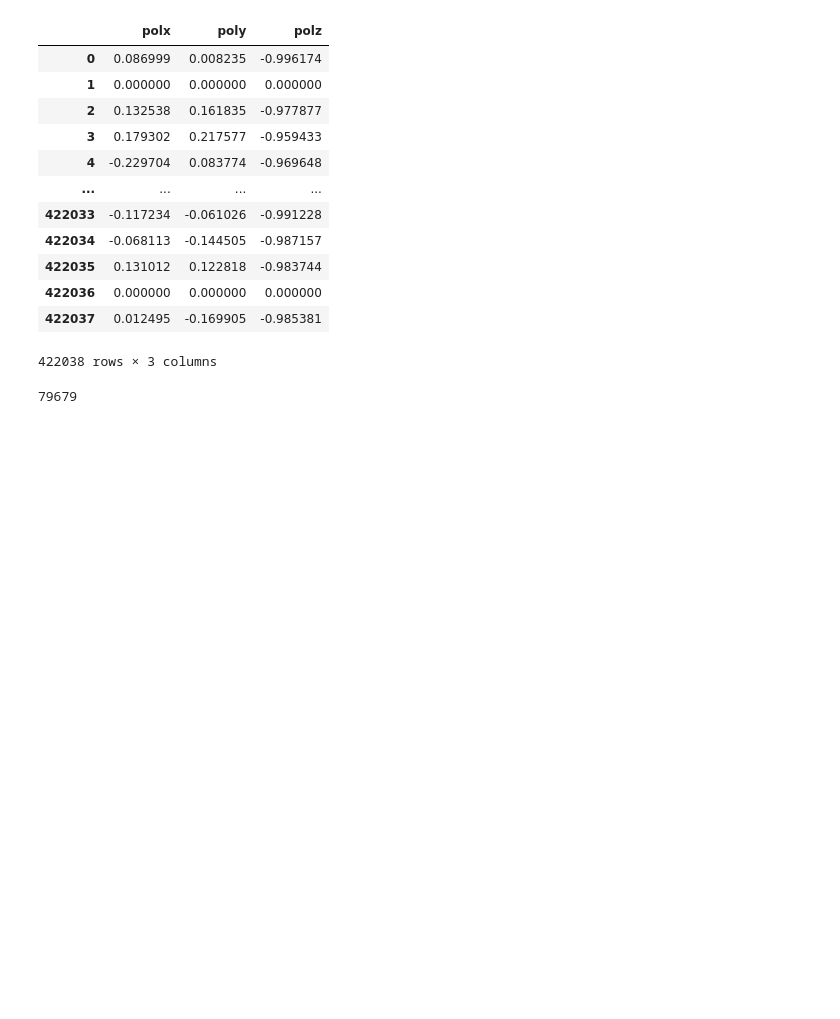
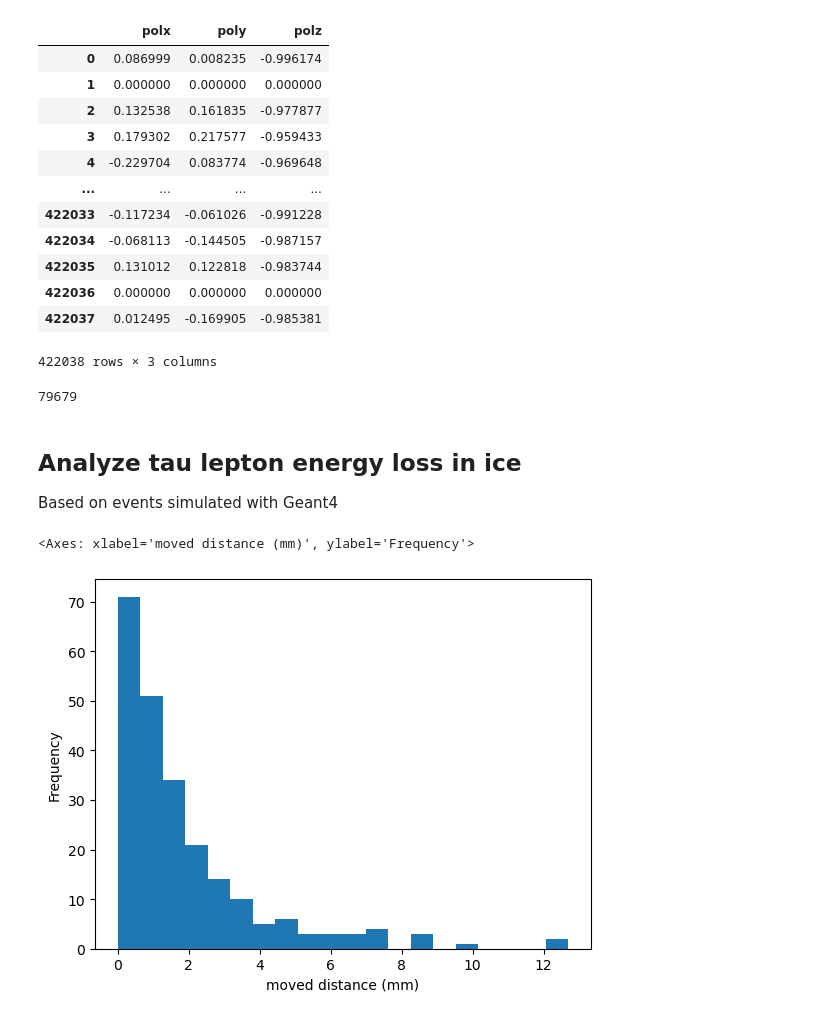
Before and after one commit to simonthor/tau-polarization-icecube, a Jupyter notebook: icecube-tau-decays/genie_event_analysis.ipynb, the cells around one changed output. Saved outputs shown, nothing was run; the diff lists cells and outputs as text; code cells hidden in the pictures; blank space fills up the shorter version.

```diff
--- a/icecube-tau-decays/genie_event_analysis.ipynb
+++ b/icecube-tau-decays/genie_event_analysis.ipynb
@@ -50,3 +50,8 @@ np.sum(np.all(taus.loc[:, "polx":"polz"] == 0, axis=1))
 79679
 # %%
 assert np.all(np.all(tau_pol == 0, axis=1) == (taus.loc[:, "polx":"polz"] == 0).all(axis=1).values)
+# %% [markdown]
+## Analyze tau lepton energy loss in ice
+Based on events simulated with Geant4
+# %%
+g4_taus = pd.read_csv("../data/geant4_tau_output_e50.csv")
@@ -52,0 +60,9 @@ assert np.all(np.all(tau_pol == 0, axis=1) == (taus.loc[:, "polx":"polz"] == 0).
+# %%
+g4_tau_diff = g4_taus.groupby("event_num").diff().dropna(axis=0).drop("status", axis=1)
+g4_tau_diff_sig = g4_tau_diff.loc[(g4_tau_diff != 0).any(axis=1), :].copy()
+g4_tau_diff_sig["delta_x"] = (g4_tau_diff_sig["x"]**2 + g4_tau_diff_sig["y"]**2 + g4_tau_diff_sig["z"]**2).pow(0.5)
+# %%
+(g4_tau_diff_sig["delta_x"]*1000).plot.hist(bins=20, xlabel="moved distance (mm)")
+# %% [output]
+<Axes: xlabel='moved distance (mm)', ylabel='Frequency'>
+[figure, added]
```
Also changed, not shown: parts of 3 cells of this notebook, 4 other files.
